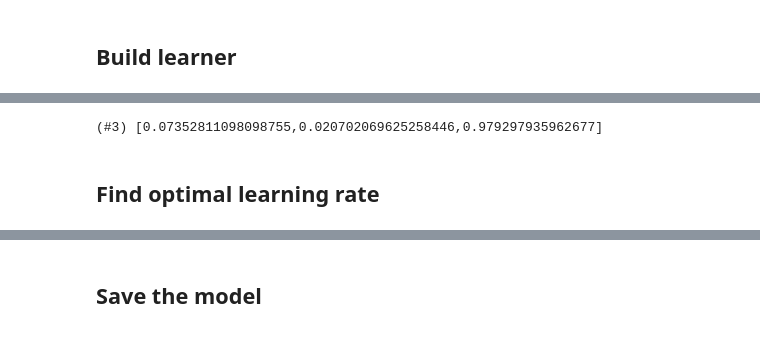
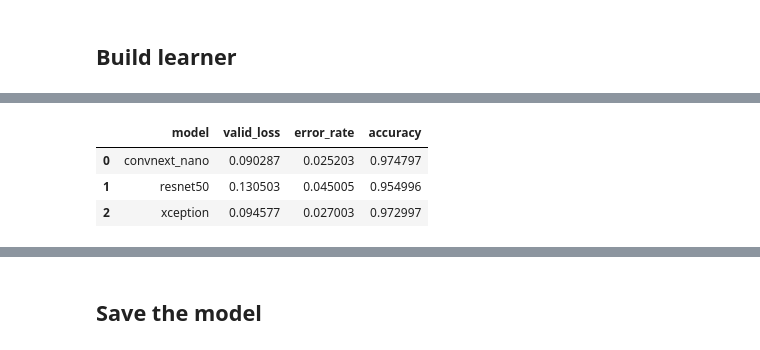
Before and after one commit to clamytoe/kitchenware_classifier, a Jupyter notebook: fastai-classifier.ipynb, the cells around one changed output, grey strips where cells are left out. Cells and saved outputs as stored; diff of their text form; code cells hidden in the pictures.

```diff
--- a/fastai-classifier.ipynb
+++ b/fastai-classifier.ipynb
@@ -209,3 +250,3 @@ Better model found at epoch 8 with accuracy value: 0.979297935962677.
 # %%
-learn.validate()
+model_metrics[['model', 'valid_loss', 'error_rate', 'accuracy']]
 # %% [output]
@@ -213,3 +253,4 @@ learn.validate()
-(#3) [0.07352811098098755,0.020702069625258446,0.979297935962677]
+|  | model | valid_loss | error_rate | accuracy |
+| 0 | convnext_nano | 0.090287 | 0.025203 | 0.974797 |
+| 1 | resnet50 | 0.130503 | 0.045005 | 0.954996 |
+| 2 | xception | 0.094577 | 0.027003 | 0.972997 |
-# %% [markdown]
-## Find optimal learning rate
```
Also changed, not shown: parts of 16 cells of this notebook.
